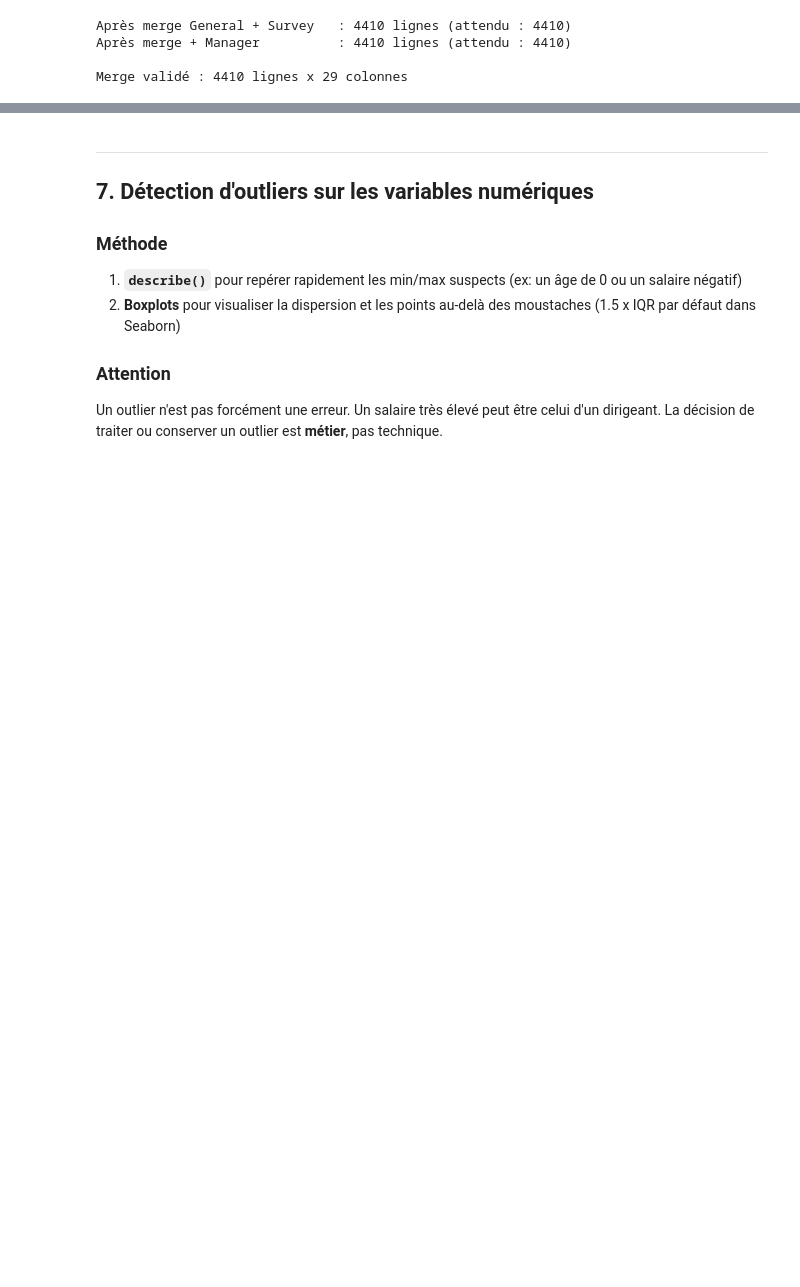
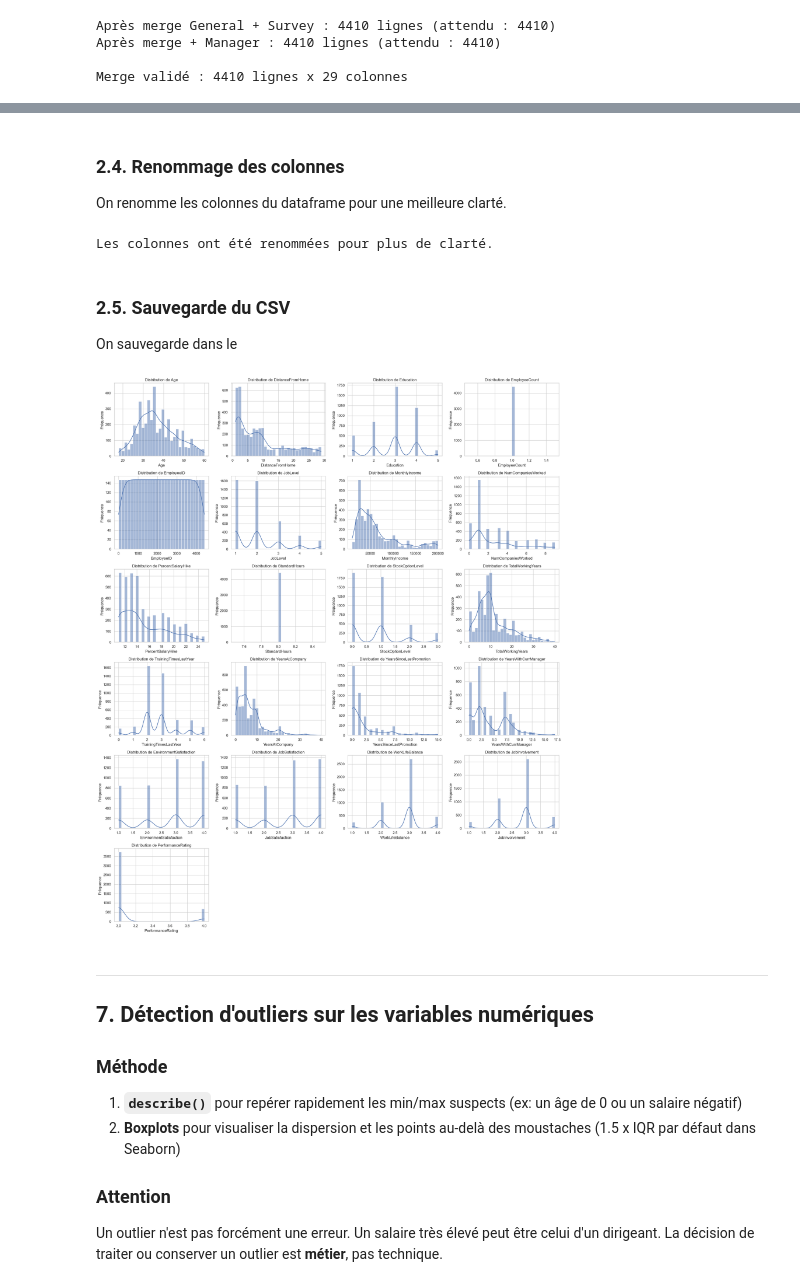
Before and after one commit to CESI-FISA-Info-24-27/IA-groupe-02, a Jupyter notebook: src/notebooks/01_eda_static_data.ipynb, the cells around one changed output, grey strips where cells are left out. Cells and saved outputs as stored; diff of their text form; code cells hidden in the pictures; blank space fills up the shorter version.

```diff
--- a/src/notebooks/01_eda_static_data.ipynb
+++ b/src/notebooks/01_eda_static_data.ipynb
@@ -218,14 +251,0 @@ Name: proportion, dtype: float64
-# %%
-fig, ax = plt.subplots(figsize=(6, 4))
-sns.countplot(data=df_merged, x=TARGET, ax=ax)
-ax.set_title("Distribution de la variable cible")
-
-# Annoter les barres avec les pourcentages
-total = len(df_merged)
-for p in ax.patches:
-    pct = f"{p.get_height() / total * 100:.1f}%"
-    ax.annotate(pct, (p.get_x() + p.get_width() / 2, p.get_height()),
-                ha="center", va="bottom", fontweight="bold")
-
-plt.tight_layout()
-plt.show()
@@ -233,0 +259,11 @@ plt.show()
+# %%
+num_cols = df_merged.select_dtypes(include=np.number).columns
+cat_cols = df_merged.select_dtypes(include=["object", "string"]).columns
+print(f"Nombre de colonnes numériques : {len(num_cols)}")
+print(f"Nombre de colonnes catégorielles : {len(cat_cols)}")
+
+# On remplace les NaN des colonnes numériques par la médiane
+df_merged[num_cols] = df_merged[num_cols].fillna(df_merged[num_cols].median())
+df_merged[cat_cols] = df_merged[cat_cols].fillna(df_merged[cat_cols].mode().iloc[0])
+
+print("Les valeurs manquantes ont été traitées !")
@@ -234,3 +336,35 @@ plt.show()
+# %% [markdown]
+### 2.4. Renommage des colonnes
+
+On renomme les colonnes du dataframe pour une meilleure clarté.
+# %%
+# On renomme les colonnes pour plus de clarté
+df_final.rename(columns=COL_CORR, inplace=True)
+print("Les colonnes ont été renommées pour plus de clarté.")
+# %% [output]
+Les colonnes ont été renommées pour plus de clarté.
+# %% [markdown]
+### 2.5. Sauvegarde du CSV
+
+On sauvegarde dans le
+# %%
+# On affiche un histogramme de chaque colonne numérique
+n = len(num_cols)
+ncols = min(4, n)
+nrows = math.ceil(n / ncols)
+
+fig = plt.figure(figsize=(5 * ncols, 4 * nrows))
+for i, col in enumerate(num_cols):
+    ax = fig.add_subplot(nrows, ncols, i + 1)
+    sns.histplot(df_merged[col], kde=True, bins=30, ax=ax)
+    ax.set_title(f"Distribution de {col}")
+    ax.set_xlabel(col)
+    ax.set_ylabel("Fréquence")
+
+plt.tight_layout()
+plt.show()
+# %% [output]
+[figure, added]
 # %% [markdown]
 ---
 ## 7. Détection d'outliers sur les variables numériques
```
Also changed, not shown: parts of 32 cells of this notebook, 5 other files.
